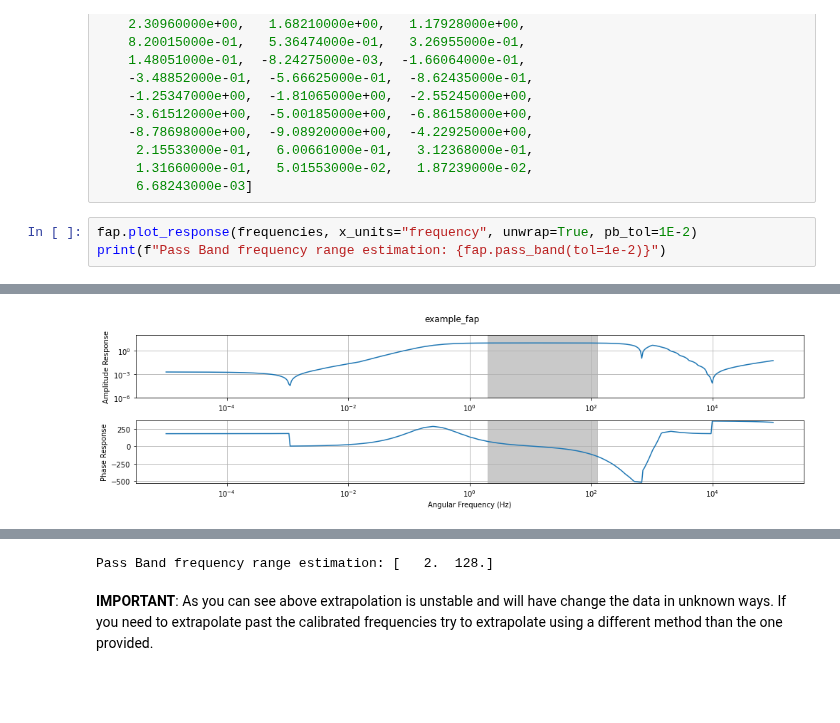
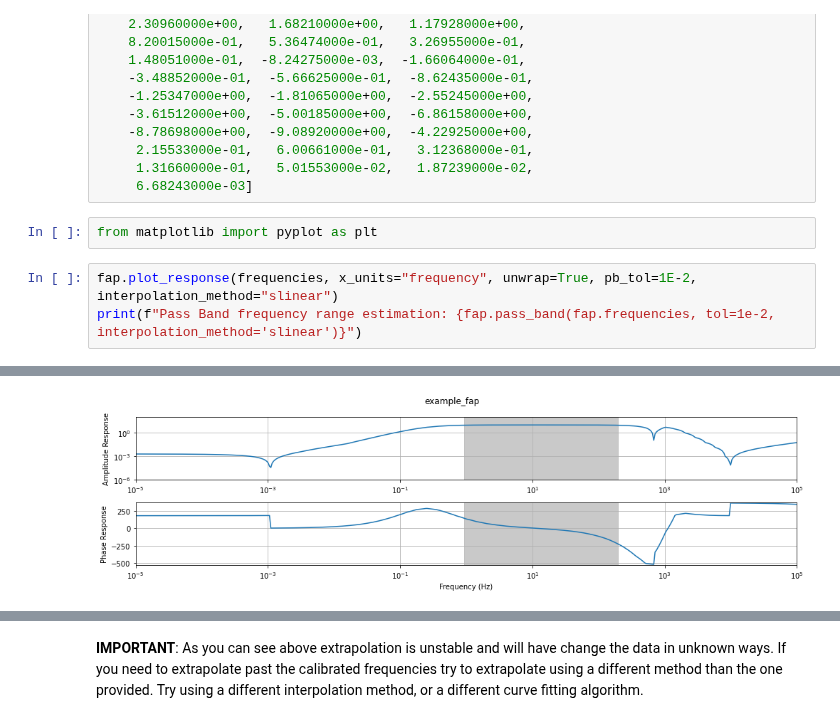
Before and after one commit to kujaku11/mth5, a Jupyter notebook: docs/source/notebooks/filters_example.ipynb, the cells around one changed output, grey strips where cells are left out. Drawn from its saved outputs; the diff is of its cells as text; blank space fills up the shorter version.

```diff
--- a/docs/source/notebooks/filters_example.ipynb
+++ b/docs/source/notebooks/filters_example.ipynb
@@ -266,7 +257,9 @@ fap.phases = [
      2.15533000e-01,   6.00661000e-01,   3.12368000e-01,
      1.31660000e-01,   5.01553000e-02,   1.87239000e-02,
      6.68243000e-03]
+# %%
+from matplotlib import pyplot as plt
 # %%
-fap.plot_response(frequencies, x_units="frequency", unwrap=True, pb_tol=1E-2)
-print(f"Pass Band frequency range estimation: {fap.pass_band(tol=1e-2)}")
+fap.plot_response(frequencies, x_units="frequency", unwrap=True, pb_tol=1E-2, interpolation_method="slinear")
+print(f"Pass Band frequency range estimation: {fap.pass_band(fap.frequencies, tol=1e-2,  interpolation_method='slinear')}")
 # %% [output]
@@ -276 +268 @@ print(f"Pass Band frequency range estimation: {fap.pass_band(tol=1e-2)}")
-[figure, old version]
+[figure, new version]
@@ -278,3 +270,2 @@ print(f"Pass Band frequency range estimation: {fap.pass_band(tol=1e-2)}")
-Pass Band frequency range estimation: [   2.  128.]
 # %% [markdown]
-**IMPORTANT**: As you can see above extrapolation is unstable and will have change the data in unknown ways.  If you need to extrapolate past the calibrated frequencies try to extrapolate using a different method than the one provided.
+**IMPORTANT**: As you can see above extrapolation is unstable and will have change the data in unknown ways.  If you need to extrapolate past the calibrated frequencies try to extrapolate using a different method than the one provided.  Try using a different interpolation method, or a different curve fitting algorithm.
```
Also changed, not shown: parts of 16 cells of this notebook.
